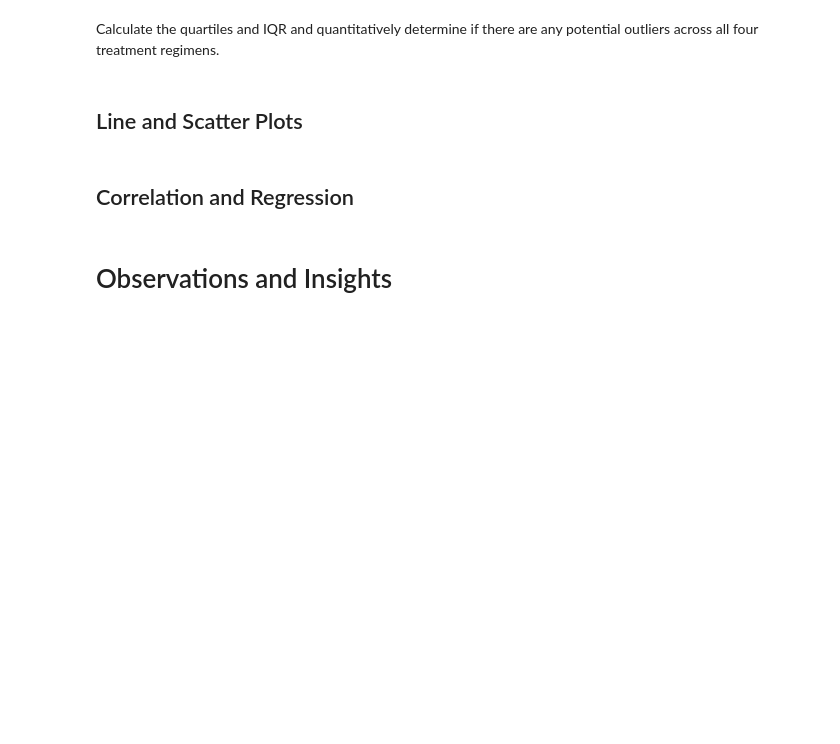
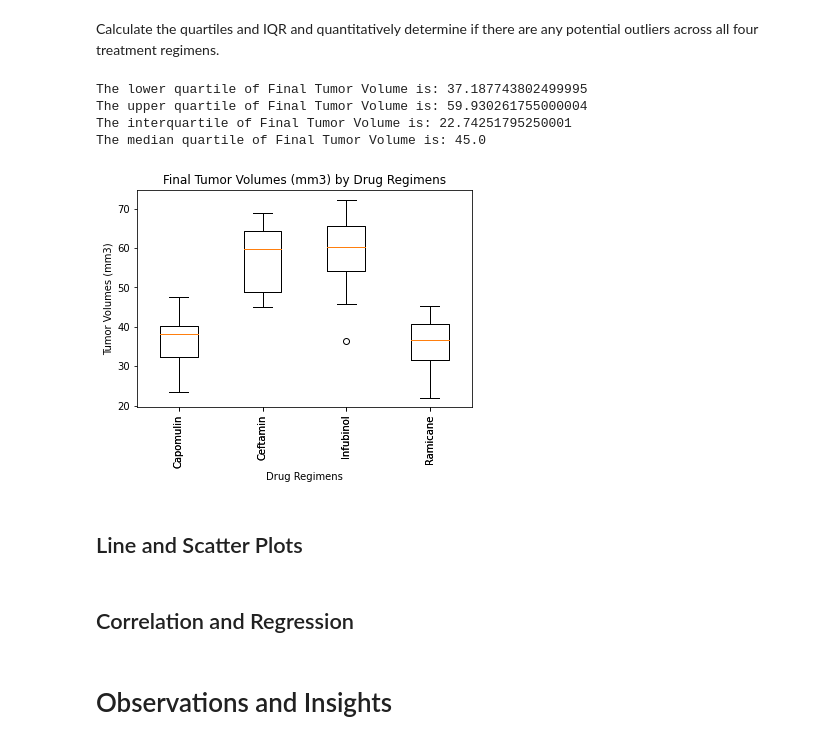
Before and after one commit to jlubranos/matplotlib-challenge, a Jupyter notebook: Pymaceuticals/pymaceuticals_starter.ipynb, the cells around one changed output. Saved outputs shown, nothing was run; the diff lists cells and outputs as text; code cells hidden in the pictures; blank space fills up the shorter version.

```diff
--- a/Pymaceuticals/pymaceuticals_starter.ipynb
+++ b/Pymaceuticals/pymaceuticals_starter.ipynb
@@ -182,24 +190,54 @@ Calculate the quartiles and IQR and quantitatively determine if there are any po
 
 ##############################################################################
 # Put treatments into a list for for loop (and later for plot labels)
-
+regimens_df=unique_ms_df["Drug Regimen"]
+regimens_df=regimens_df.drop_duplicates()
 
 # Create empty list to fill with tumor vol data (for plotting)
-
+tumor_vol_df=final_mousetvol_df["Tumor Volume (mm3)"]
 
 # Calculate the IQR and quantitatively determine if there are any potential outliers.
-
+quartiles=final_mousetvol_df["Tumor Volume (mm3)"].quantile([.25,.5,.75])
+lowerq=quartiles[0.25]
+upperq=quartiles[0.75]
+irq=upperq-lowerq
+print(f"The lower quartile of Final Tumor Volume is: {lowerq}")
+print(f"The upper quartile of Final Tumor Volume is: {upperq}")
+print(f"The interquartile of Final Tumor Volume is: {irq}")
+print(f"The median quartile of Final Tumor Volume is: {quartiles[0.5]}")
 
     # Locate the rows which contain mice on each drug and get the tumor volumes
-
+Capomulin=final_mousetvol_df.loc[final_mousetvol_df["Drug Regimen"]=="Capomulin",:]
+Ceftamin=final_mousetvol_df.loc[final_mousetvol_df["Drug Regimen"]=="Ceftamin",:]
+Infubinol=final_mousetvol_df.loc[final_mousetvol_df["Drug Regimen"]=="Infubinol",:]
+Ramicane=final_mousetvol_df.loc[final_mousetvol_df["Drug Regimen"]=="Ramicane",:]
 
     # add subset
 
 
     # Determine outliers using upper and lower bounds
+lower_bound=lowerq-(1.5*irq)
+upper_bound=upperq+(1.5*irq)
+# %% [output]
+The lower quartile of Final Tumor Volume is: 37.187743802499995
+The upper quartile of Final Tumor Volume is: 59.930261755000004
+The interquartile of Final Tumor Volume is: 22.74251795250001
+The median quartile of Final Tumor Volume is: 45.0
 # %%
 # Generate a box plot of the final tumor volume of each mouse across four regimens of interest
 # There should be a single chart with four box plots inside it.
+regimen=('Capomulin','Ceftamin','Infubinol','Ramicane')
+x=[1,2,3,4]
+drugs=[Capomulin["Tumor Volume (mm3)"],Ceftamin["Tumor Volume (mm3)"],Infubinol["Tumor Volume (mm3)"],Ramicane["Tumor Volume (mm3)"]]
+fig1, ax = plt.subplots()
+ax.set_title('Final Tumor Volumes (mm3) by Drug Regimens')
+ax.set_xlabel('Drug Regimens')
+ax.set_ylabel('Tumor Volumes (mm3)')
+plt.xticks(x,regimen,rotation='vertical')
+ax.boxplot(drugs,labels=regimen)
+plt.show()
+# %% [output]
+[figure, added]
 # %% [markdown]
 ## Line and Scatter Plots
 # %%
```
Also changed, not shown: parts of 1 cell of this notebook.
